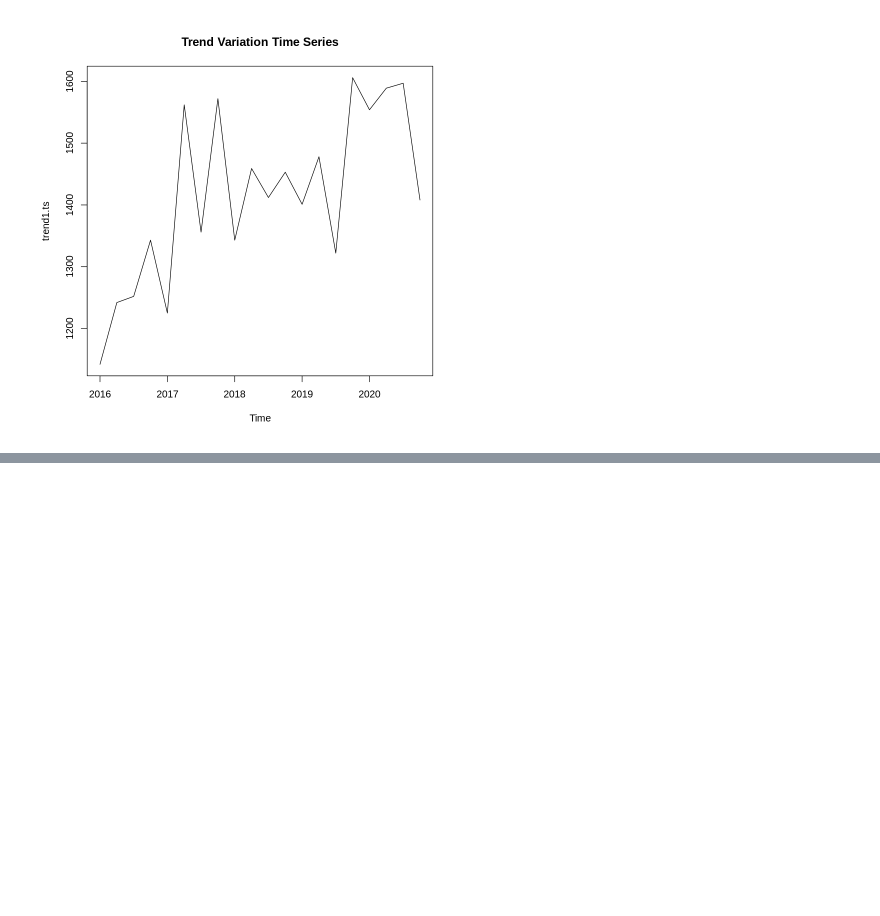
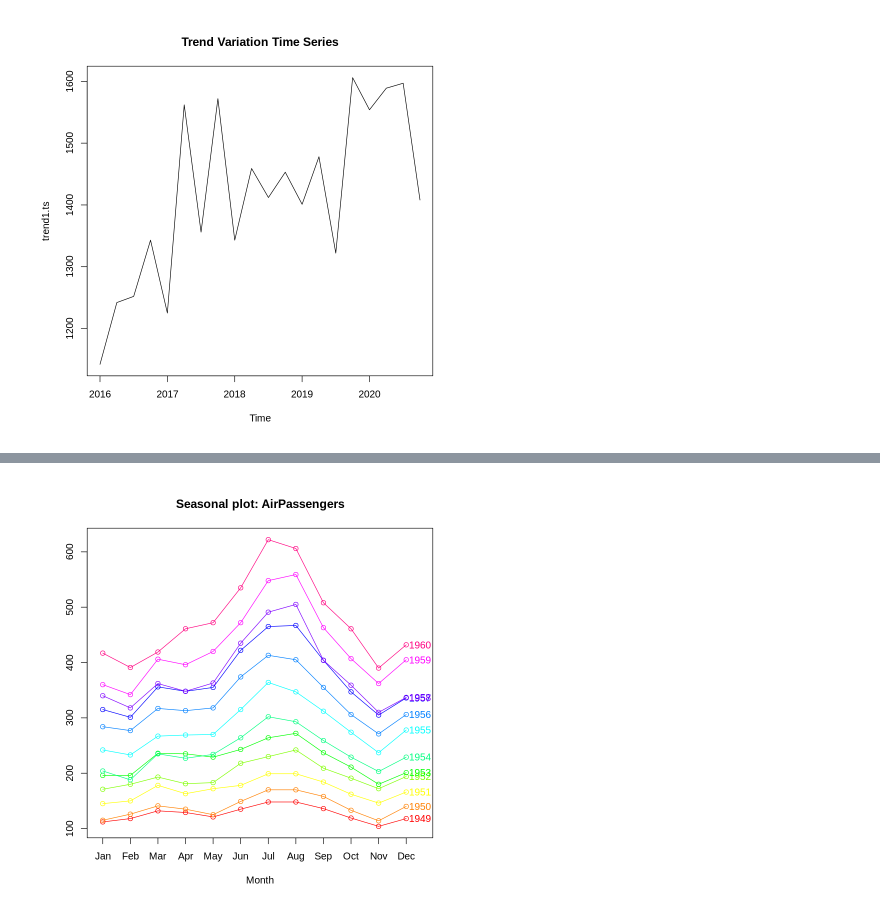
Before and after one commit to zirzirlove96/AI_Project, a Jupyter notebook: AI_Project_Practice.ipynb, the cells around one changed output, grey strips where cells are left out. Saved outputs shown, nothing was run; the diff lists cells and outputs as text; code cells hidden in the pictures; blank space fills up the shorter version.

```diff
--- a/AI_Project_Practice.ipynb
+++ b/AI_Project_Practice.ipynb
@@ -82,0 +119,7 @@ plot(trend1.ts, main = 'Trend Variation Time Series')
+# %%
+seasonplot(AirPassengers, col=rainbow(12), year.labels=TRUE)
+#시계열 그래프를 그리는 함수 seasonplot
+#AirPassengers는 TS 에 있는 내장된 데이터
+#col : 색상, year.labels : 년도를 표기해줌
+# %% [output]
+[figure, added]
```
Also changed, not shown: parts of 3 cells of this notebook.
